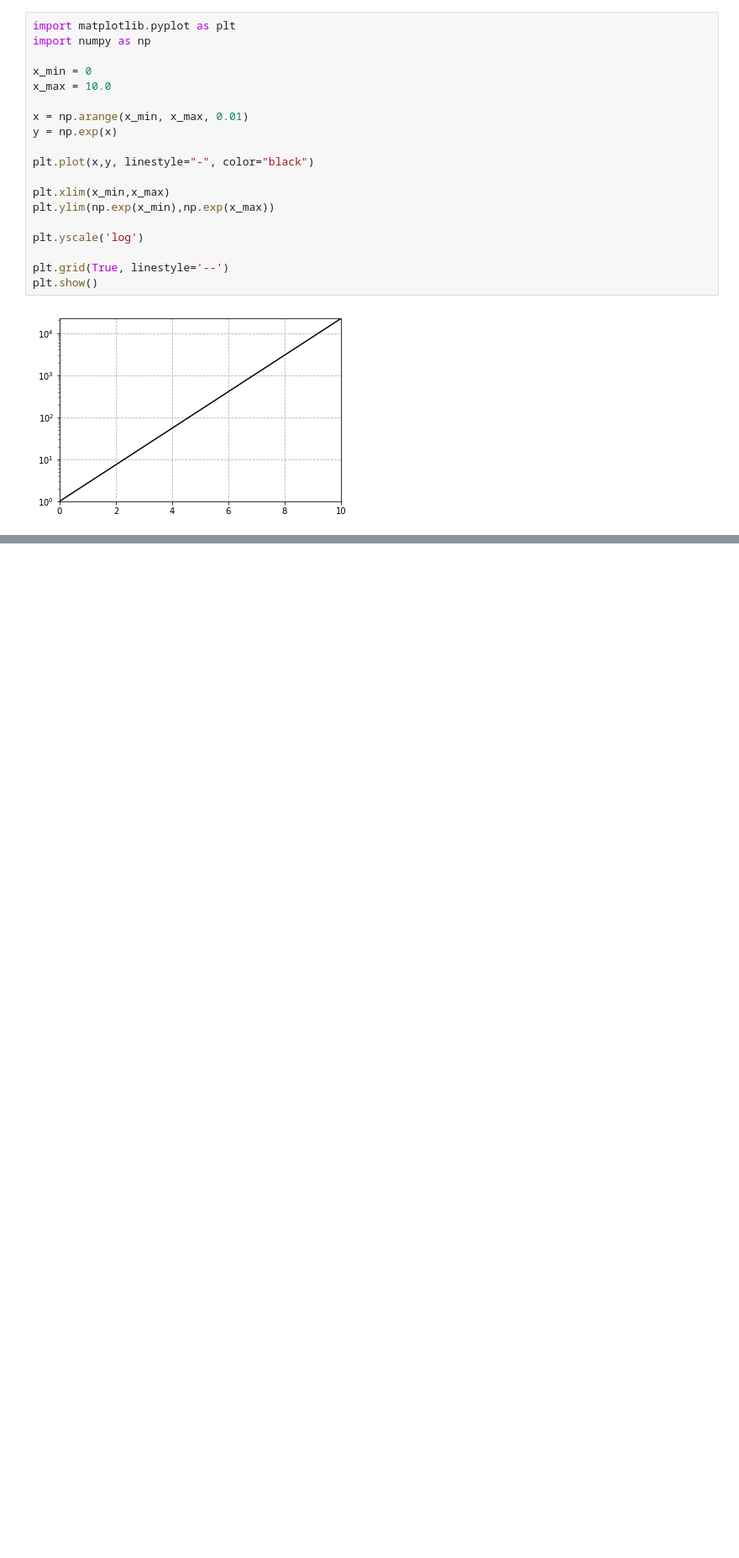
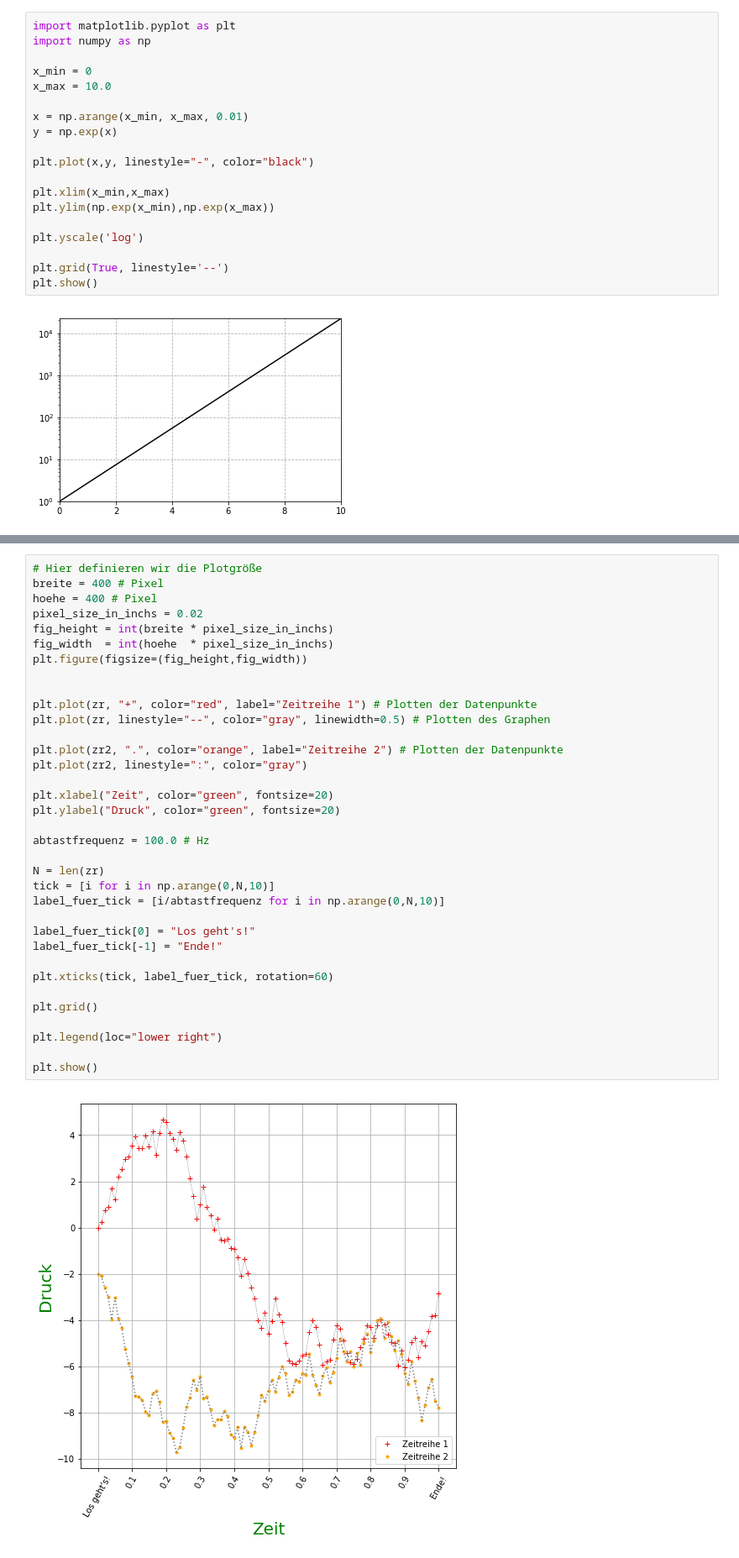
Before and after one commit to juebrauer/course_introduction_to_python, a Jupyter notebook: 07_matplotlib_grundlagen/matplotib_grundlagen.ipynb, the cells around one changed output, grey strips where cells are left out. Shown at 84% size. Drawn from its saved outputs; the diff is of its cells as text; blank space fills up the shorter version.

Commit message:
Matplotlib intro: 1. how to define size of figure, 2. how to save the figure as an image

```diff
--- a/07_matplotlib_grundlagen/matplotib_grundlagen.ipynb
+++ b/07_matplotlib_grundlagen/matplotib_grundlagen.ipynb
@@ -520,0 +503,37 @@ plt.show()
+# %%
+# Hier definieren wir die Plotgröße
+breite = 400 # Pixel
+hoehe = 400 # Pixel
+pixel_size_in_inchs = 0.02
+fig_height = int(breite * pixel_size_in_inchs)
+fig_width  = int(hoehe  * pixel_size_in_inchs)
+plt.figure(figsize=(fig_height,fig_width))
+
+
+plt.plot(zr, "+", color="red", label="Zeitreihe 1") # Plotten der Datenpunkte
+plt.plot(zr, linestyle="--", color="gray", linewidth=0.5) # Plotten des Graphen
+
+plt.plot(zr2, ".", color="orange", label="Zeitreihe 2") # Plotten der Datenpunkte
+plt.plot(zr2, linestyle=":", color="gray")
+
+plt.xlabel("Zeit", color="green", fontsize=20)
+plt.ylabel("Druck", color="green", fontsize=20)
+
+abtastfrequenz = 100.0 # Hz
+
+N = len(zr)
+tick = [i for i in np.arange(0,N,10)]
+label_fuer_tick = [i/abtastfrequenz for i in np.arange(0,N,10)]
+
+label_fuer_tick[0] = "Los geht's!"
+label_fuer_tick[-1] = "Ende!"
+
+plt.xticks(tick, label_fuer_tick, rotation=60)
+
+plt.grid()
+
+plt.legend(loc="lower right")
+
+plt.show()
+# %% [output]
+[figure, added]
```
Also changed, not shown: parts of 8 cells of this notebook.
